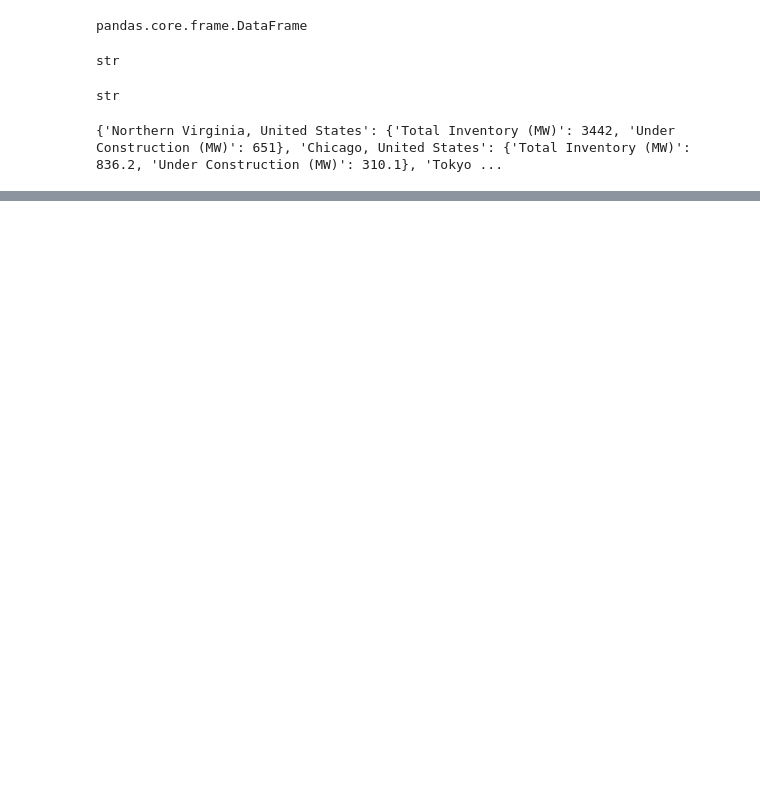
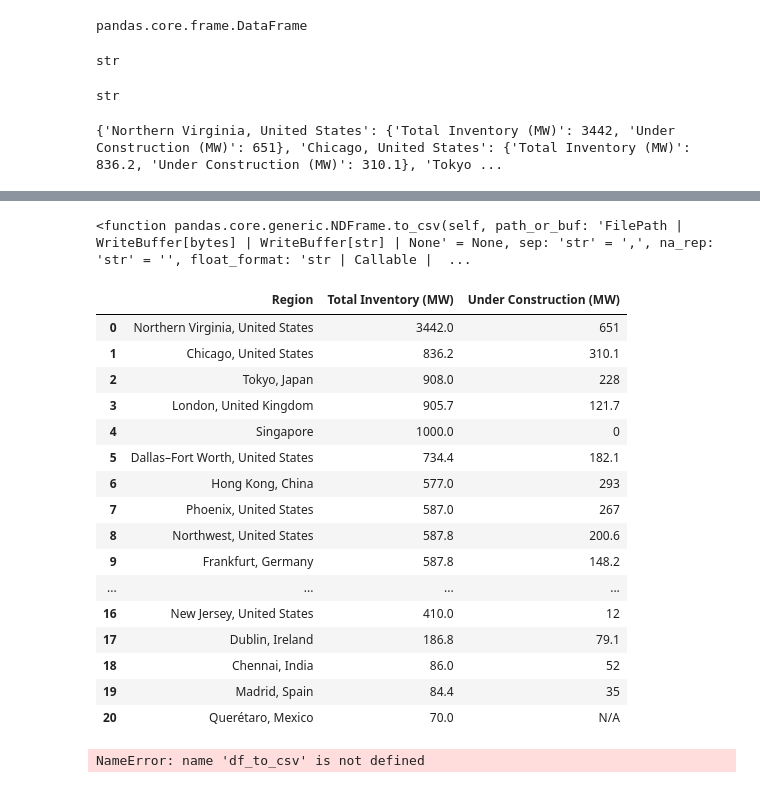
Before and after one commit to efkodon/va-internet, a Jupyter notebook: va_internet_code.ipynb, the cells around one changed output, grey strips where cells are left out. Saved outputs shown, nothing was run; the diff lists cells and outputs as text; code cells hidden in the pictures; blank space fills up the shorter version.

```diff
--- a/va_internet_code.ipynb
+++ b/va_internet_code.ipynb
@@ -409,0 +421,42 @@ for region in regions.items():
+# %%
+pd.DataFrame.to_csv
+# %% [output]
+<function pandas.core.generic.NDFrame.to_csv(self, path_or_buf: 'FilePath | WriteBuffer[bytes] | WriteBuffer[str] | None' = None, sep: 'str' = ',', na_rep: 'str' = '', float_format: 'str | Callable |  ...
+# %%
+# I found an easier way to create the jll list
+# initialize list of lists
+regions = [['Northern Virginia, United States', 3442, 651], ['Chicago, United States', 836.2, 310.1], \
+ ['Tokyo, Japan', 908, 228], ['London, United Kingdom', 905.7, 121.7], ['Singapore', 1000, 0], \
+['Dallas–Fort Worth, United States', 734.4, 182.1], ['Hong Kong, China', 577, 293], \
+ ['Phoenix, United States', 587, 267], ['Northwest, United States', 587.8, 200.6], \
+['Frankfurt, Germany', 587.8, 148.2], ['Sydney, Australia', 572, 122], ['Atlanta, United States', 350, 172], \
+['Amsterdam, The Netherlands', 447.6, 59.2], ['Campinas, Brazil', 317, 140], ['Paris, France', 349.3, 84.4], \
+['Kuala Lumpur, Malaysia', 211, 212], ['New Jersey, United States', 410, 12], ['Dublin, Ireland', 186.8, 79.1], \
+['Chennai, India', 86, 52], ['Madrid, Spain', 84.4, 35], ['Querétaro, Mexico', 70, 'N/A']]
+
+# Create the pandas DataFrame
+df = pd.DataFrame(regions, columns=['Region', 'Total Inventory (MW)', 'Under Construction (MW)'])
+# %%
+df
+# %% [output]
+|  | Region | Total Inventory (MW) | Under Construction (MW) |
+| 0 | Northern Virginia, United States | 3442.0 | 651 |
+| 1 | Chicago, United States | 836.2 | 310.1 |
+| 2 | Tokyo, Japan | 908.0 | 228 |
+| 3 | London, United Kingdom | 905.7 | 121.7 |
+| 4 | Singapore | 1000.0 | 0 |
+| 5 | Dallas–Fort Worth, United States | 734.4 | 182.1 |
+| 6 | Hong Kong, China | 577.0 | 293 |
+| 7 | Phoenix, United States | 587.0 | 267 |
+| 8 | Northwest, United States | 587.8 | 200.6 |
+| 9 | Frankfurt, Germany | 587.8 | 148.2 |
+| ... | ... | ... | ... |
+| 16 | New Jersey, United States | 410.0 | 12 |
+| 17 | Dublin, Ireland | 186.8 | 79.1 |
+| 18 | Chennai, India | 86.0 | 52 |
+| 19 | Madrid, Spain | 84.4 | 35 |
+| 20 | Querétaro, Mexico | 70.0 | N/A |
+# %%
+df_to_csv('data_jll.csv', sep=',', index=False, encoding='utf-8')
+# %% [output]
+NameError: name 'df_to_csv' is not defined
```
Also changed, not shown: parts of 10 cells of this notebook, 2 other files.
